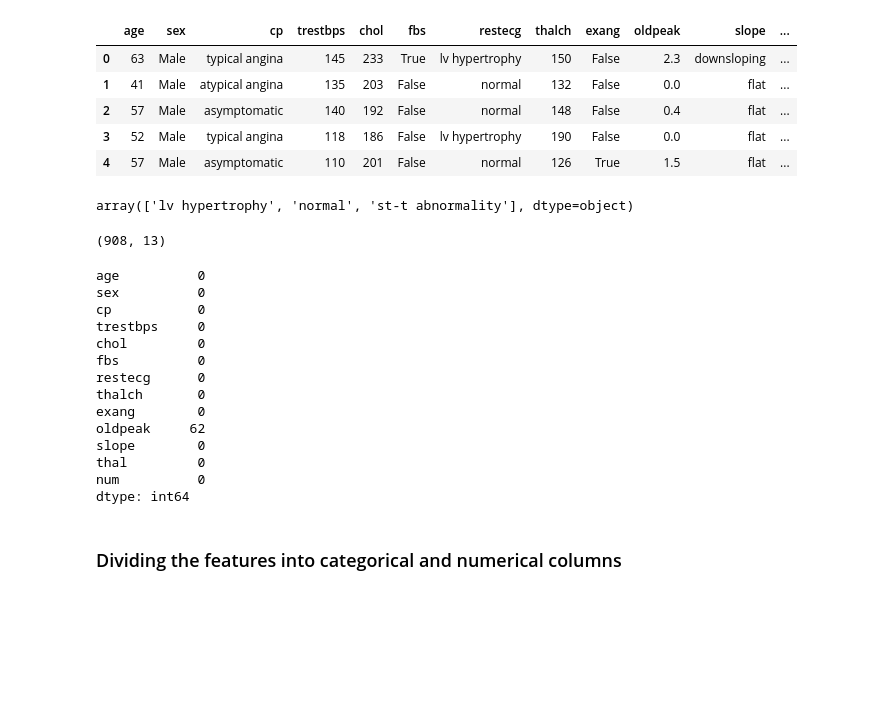
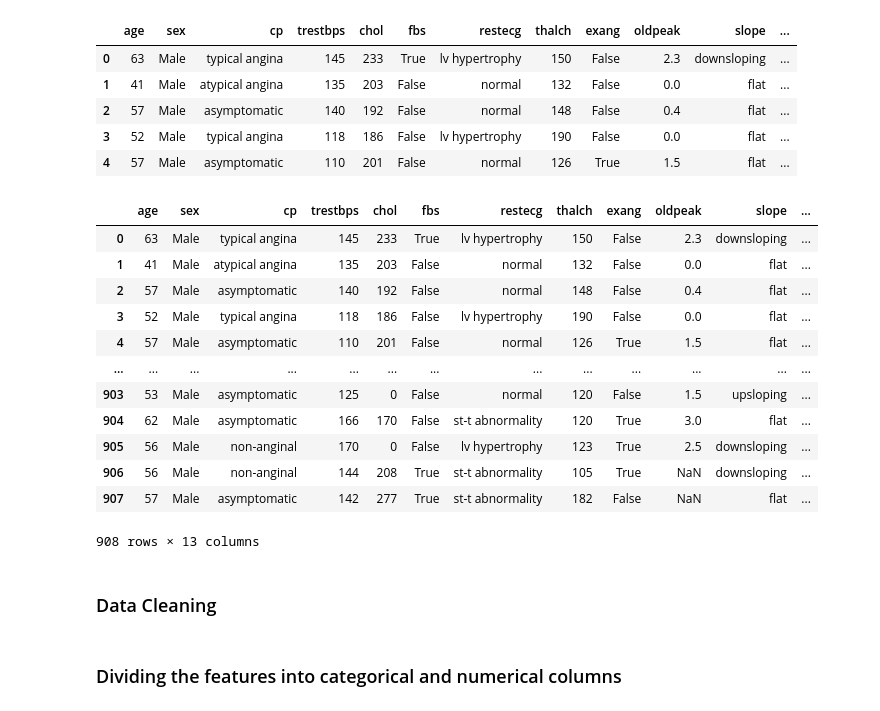
Before and after one commit to Ayush-dhabale/ExeclR_Assignments, a Jupyter notebook: Decision Trees/eda.ipynb, the cells around one changed output. Drawn from its saved outputs; the diff is of its cells as text; code cells hidden in the pictures; blank space fills up the shorter version.

```diff
--- a/Decision Trees/eda.ipynb
+++ b/Decision Trees/eda.ipynb
@@ -18,34 +20,27 @@ df.head()
 | 2 | 57 | Male | asymptomatic | 140 | 192 | False | normal | 148 | False | 0.4 | flat | ... |
 | 3 | 52 | Male | typical angina | 118 | 186 | False | lv hypertrophy | 190 | False | 0.0 | flat | ... |
 | 4 | 57 | Male | asymptomatic | 110 | 201 | False | normal | 126 | True | 1.5 | flat | ... |
+# %%
+df
+# %% [output]
+|  | age | sex | cp | trestbps | chol | fbs | restecg | thalch | exang | oldpeak | slope | ... |
+| 0 | 63 | Male | typical angina | 145 | 233 | True | lv hypertrophy | 150 | False | 2.3 | downsloping | ... |
+| 1 | 41 | Male | atypical angina | 135 | 203 | False | normal | 132 | False | 0.0 | flat | ... |
+| 2 | 57 | Male | asymptomatic | 140 | 192 | False | normal | 148 | False | 0.4 | flat | ... |
+| 3 | 52 | Male | typical angina | 118 | 186 | False | lv hypertrophy | 190 | False | 0.0 | flat | ... |
+| 4 | 57 | Male | asymptomatic | 110 | 201 | False | normal | 126 | True | 1.5 | flat | ... |
+| ... | ... | ... | ... | ... | ... | ... | ... | ... | ... | ... | ... | ... |
+| 903 | 53 | Male | asymptomatic | 125 | 0 | False | normal | 120 | False | 1.5 | upsloping | ... |
+| 904 | 62 | Male | asymptomatic | 166 | 170 | False | st-t abnormality | 120 | True | 3.0 | flat | ... |
+| 905 | 56 | Male | non-anginal | 170 | 0 | False | lv hypertrophy | 123 | True | 2.5 | downsloping | ... |
+| 906 | 56 | Male | non-anginal | 144 | 208 | True | st-t abnormality | 105 | True | NaN | downsloping | ... |
+| 907 | 57 | Male | asymptomatic | 142 | 277 | True | st-t abnormality | 182 | False | NaN | flat | ... |
+908 rows × 13 columns
+# %% [markdown]
+### Data Cleaning
 # %%
 df['exang'].replace('FALSE',False,inplace=True)
 df['exang'].replace('TURE',True,inplace=True)
-# %%
-df['restecg'].unique()
-# %% [output]
-array(['lv hypertrophy', 'normal', 'st-t abnormality'], dtype=object)
-# %%
-df.shape
-# %% [output]
-(908, 13)
-# %%
-df.isnull().sum()
-# %% [output]
-age          0
-sex          0
-cp           0
-trestbps     0
-chol         0
-fbs          0
-restecg      0
-thalch       0
-exang        0
-oldpeak     62
-slope        0
-thal         0
-num          0
-dtype: int64
 # %% [markdown]
 ### Dividing the features into categorical and numerical columns
 # %%
```
Also changed, not shown: parts of 16 cells of this notebook.
